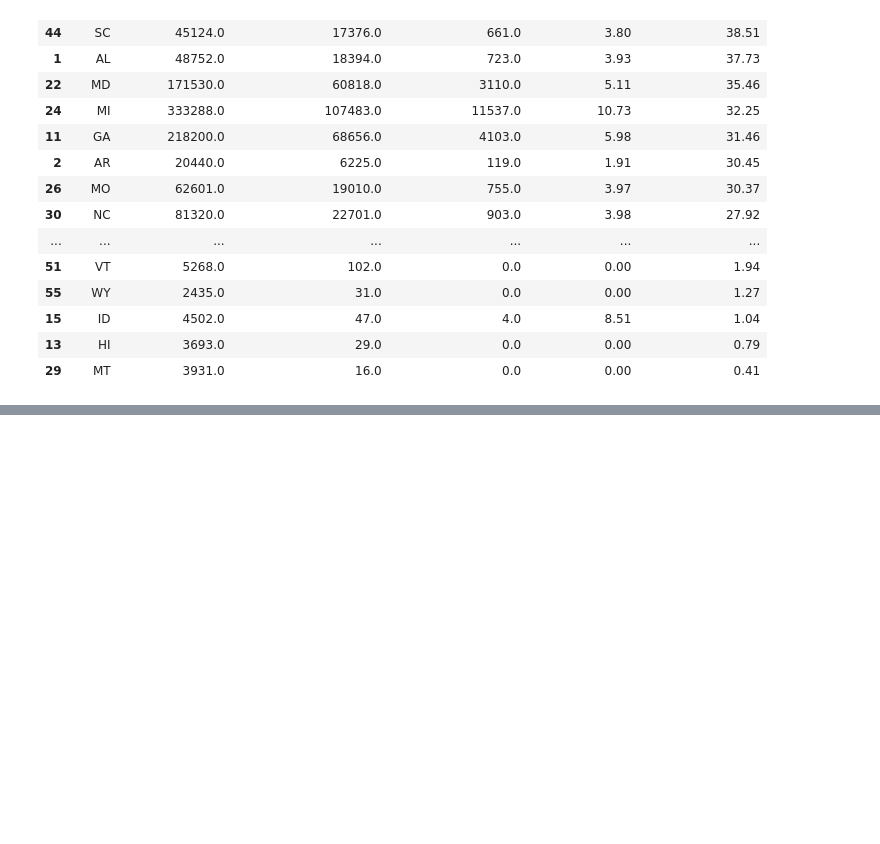
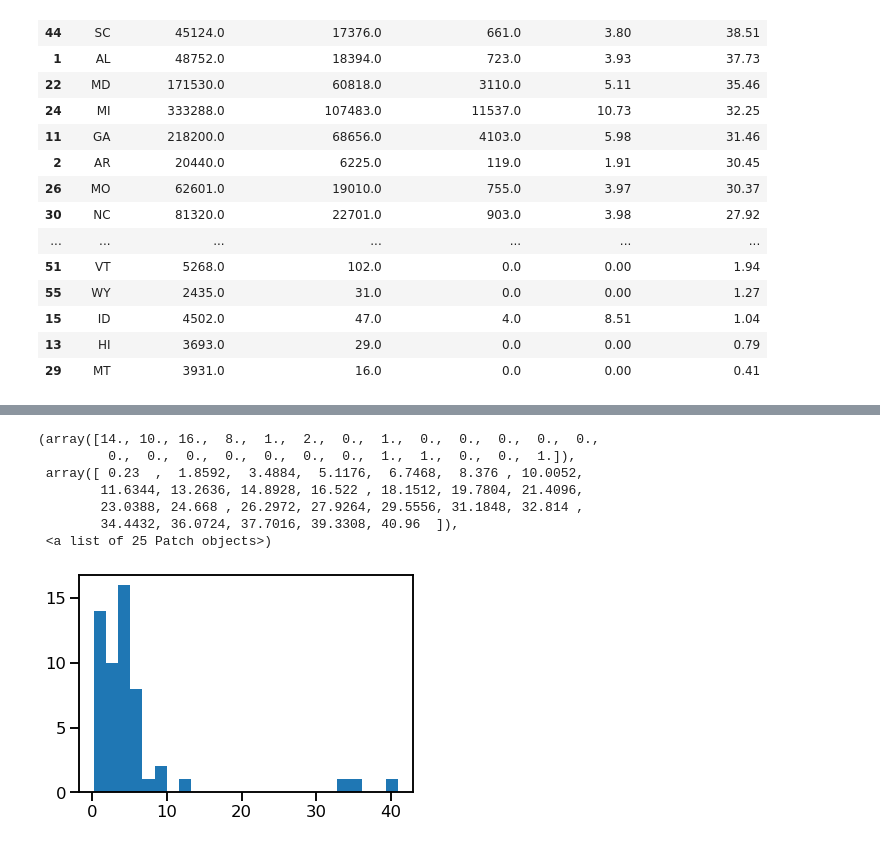
Before and after one commit to kmussar/covid19_datathon, a Jupyter notebook: eda/KM_Disparity_positives_to_deaths.ipynb, the cells around one changed output, grey strips where cells are left out. Saved outputs shown, nothing was run; the diff lists cells and outputs as text; code cells hidden in the pictures; blank space fills up the shorter version.

```diff
--- a/eda/KM_Disparity_positives_to_deaths.ipynb
+++ b/eda/KM_Disparity_positives_to_deaths.ipynb
@@ -157,0 +450,6 @@ black
+# %%
+for i in range(len(positives)+1):
+    race_ccvi[mortality_rate_columns[i]] = (race_ccvi[deaths[i]]/race_ccvi[positives[i]]*100).round(2)
+    #race_ccvi[pos_columns[i]] = (race_ccvi[positives[i]]/race_ccvi['Positives_Total'][0]*100).round(2)
+
+race_ccvi.head()
@@ -157,0 +458,3 @@ black
+# %%
+race_ccvi['mortality_rate_total'] = (race_ccvi['Deaths_Total']/race_ccvi['Positives_Total']*100).round(2)
+race_ccvi.head()
@@ -157,0 +512,4 @@ black
+# %%
+# drop any rows where there are no positives
+race_ccvi = race_ccvi[race_ccvi['Positives_Total']>0]
+race_ccvi.head()
@@ -157,0 +524,8 @@ black
+# %%
+race_ccvi['mortality_rate_white'] = (race_ccvi['Deaths_race_White ']/race_ccvi['Positives_race_White ']*100).round(2)
+race_ccvi['%positives_white'] = (race_ccvi['Positives_race_White ']/race_ccvi['Positives_Total']*100).round(2)
+
+race_ccvi['mortality_rate_black'] = (race_ccvi['Deaths_race_Black ']/race_ccvi['Positives_ race_Black ']*100).round(2)
+race_ccvi['%positives_black'] = (race_ccvi['Positives_ race_Black ']/race_ccvi['Positives_Total']*100).round(2)
+
+race_ccvi.head()
@@ -157,0 +540,12 @@ black
+# %%
+sns.set_context('talk')
+plt.hist(race_ccvi['mortality_rate_total'],bins=25)
+# %% [output]
+(array([14., 10., 16.,  8.,  1.,  2.,  0.,  1.,  0.,  0.,  0.,  0.,  0.,
+         0.,  0.,  0.,  0.,  0.,  0.,  0.,  1.,  1.,  0.,  0.,  1.]),
+ array([ 0.23  ,  1.8592,  3.4884,  5.1176,  6.7468,  8.376 , 10.0052,
+        11.6344, 13.2636, 14.8928, 16.522 , 18.1512, 19.7804, 21.4096,
+        23.0388, 24.668 , 26.2972, 27.9264, 29.5556, 31.1848, 32.814 ,
+        34.4432, 36.0724, 37.7016, 39.3308, 40.96  ]),
+ <a list of 25 Patch objects>)
+[figure, added]
```
Also changed, not shown: parts of 41 cells of this notebook.
